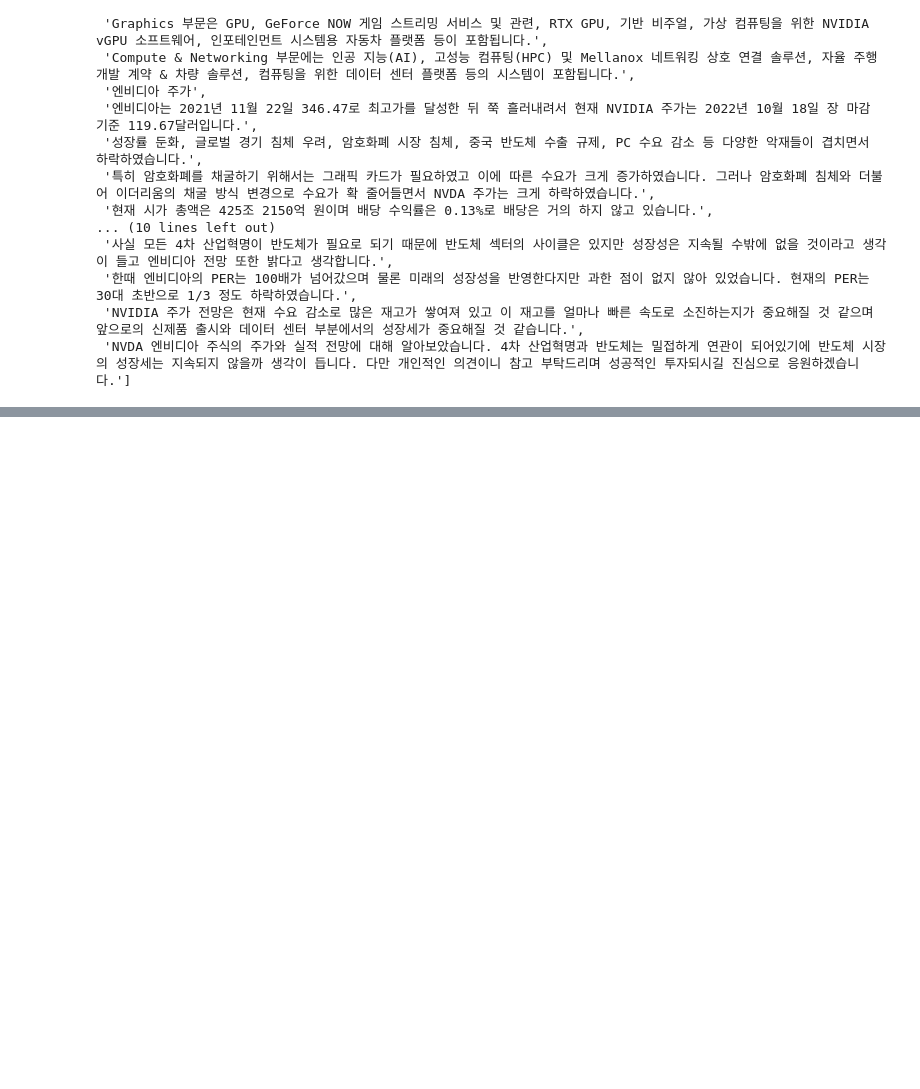
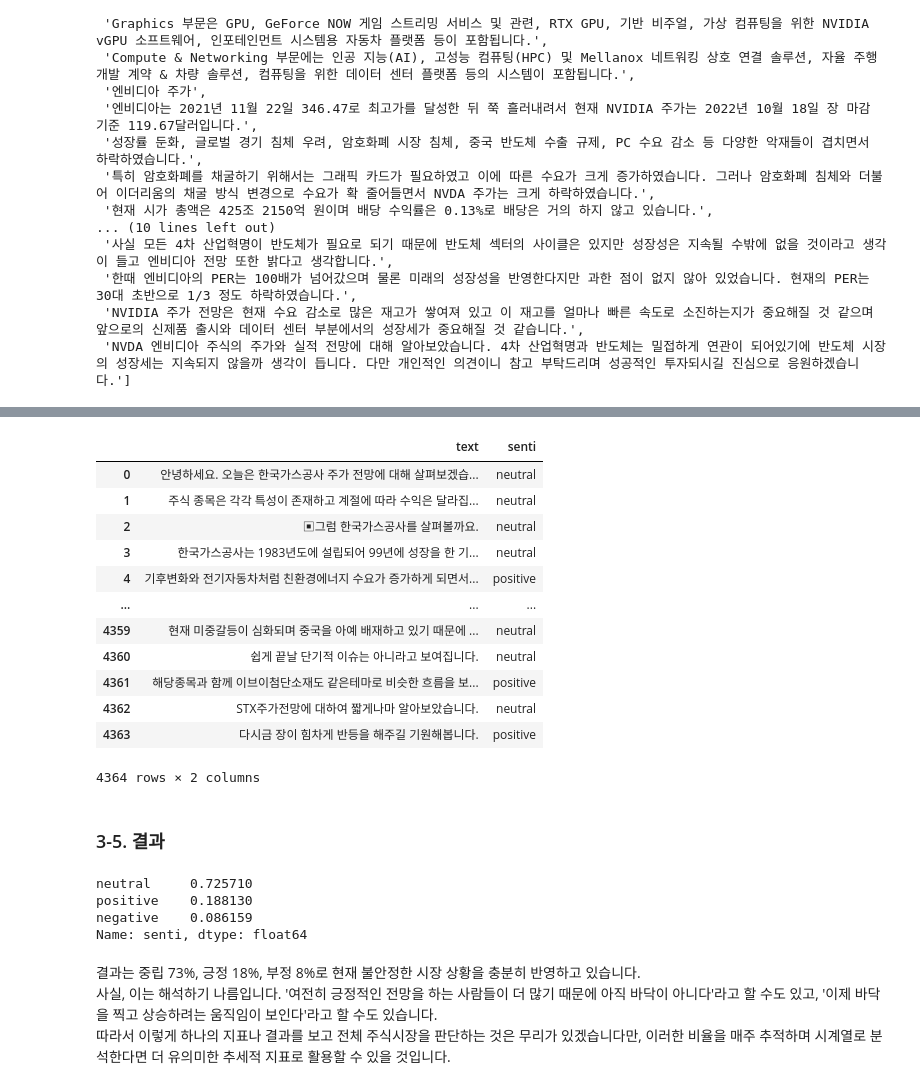
Before and after one commit to sw-song/py_finance_practice, a Jupyter notebook: tutorials/16/naver-blog-analysis.ipynb, the cells around one changed output, grey strips where cells are left out. Saved outputs shown, nothing was run; the diff lists cells and outputs as text; code cells hidden in the pictures; blank space fills up the shorter version.

```diff
--- a/tutorials/16/naver-blog-analysis.ipynb
+++ b/tutorials/16/naver-blog-analysis.ipynb
@@ -223,0 +262,8 @@ get_posts(posts_info[1])
+# %%
+from transformers import AutoTokenizer, AutoModelForSequenceClassification
+from transformers import pipeline
+
+tokenizer = AutoTokenizer.from_pretrained('snunlp/KR-FinBert-SC')
+model = AutoModelForSequenceClassification.from_pretrained('snunlp/KR-FinBert-SC')
+
+senti_classifier = pipeline(task='text-classification', model=model, tokenizer=tokenizer)
@@ -223,0 +305,10 @@ get_posts(posts_info[1])
+# %%
+x = get_posts(posts_info[0])
+y = [x['label'] for x in senti_classifier(x)]
+
+df = pd.DataFrame(data={
+    'text': x,
+    'senti': y
+})
+
+df
@@ -223,0 +336,12 @@ get_posts(posts_info[1])
+# %%
+for i in range(1, len(posts_info)): # 첫번째(index:0) 포스팅에 이어서 두번째(index:1) 포스팅부터 끝까지 수집합니다.
+    x = get_posts(posts_info[i])
+    y = [x['label'] for x in senti_classifier(x)]
+
+    df_next = pd.DataFrame(data={
+        'text': x,
+        'senti': y
+    })
+
+    df = pd.concat([df, df_next])
+    print(f'[INFO] 분류 작업 중.. (타겟 포스팅: {i}/{len(posts_info)-1} 분류된 문장 수: {len(df)})')
@@ -223,0 +366,30 @@ get_posts(posts_info[1])
+# %%
+df = df.reset_index(drop=True)
+df
+# %% [output]
+|  | text | senti |
+| 0 | 안녕하세요. 오늘은 한국가스공사 주가 전망에 대해 살펴보겠습... | neutral |
+| 1 | 주식 종목은 각각 특성이 존재하고 계절에 따라 수익은 달라집... | neutral |
+| 2 | ▣그럼 한국가스공사를 살펴볼까요. | neutral |
+| 3 | 한국가스공사는 1983년도에 설립되어 99년에 성장을 한 기... | neutral |
+| 4 | 기후변화와 전기자동차처럼 친환경에너지 수요가 증가하게 되면서... | positive |
+| ... | ... | ... |
+| 4359 | 현재 미중갈등이 심화되며 중국을 아예 배재하고 있기 때문에 ... | neutral |
+| 4360 | 쉽게 끝날 단기적 이슈는 아니라고 보여집니다. | neutral |
+| 4361 | 해당종목과 함께 이브이첨단소재도 같은테마로 비슷한 흐름을 보... | positive |
+| 4362 | STX주가전망에 대하여 짧게나마 알아보았습니다. | neutral |
+| 4363 | 다시금 장이 힘차게 반등을 해주길 기원해봅니다. | positive |
+4364 rows × 2 columns
+# %% [markdown]
+### 3-5. 결과
+# %%
+df['senti'].value_counts() / len(df)
+# %% [output]
+neutral     0.725710
+positive    0.188130
+negative    0.086159
+Name: senti, dtype: float64
+# %% [markdown]
+결과는 중립 73%, 긍정 18%, 부정 8%로 현재 불안정한 시장 상황을 충분히 반영하고 있습니다.
+사실, 이는 해석하기 나름입니다. '여전히 긍정적인 전망을 하는 사람들이 더 많기 때문에 아직 바닥이 아니다'라고 할 수도 있고, '이제 바닥을 찍고 상승하려는 움직임이 보인다'라고 할 수도 있습니다.
+따라서 이렇게 하나의 지표나 결과를 보고 전체 주식시장을 판단하는 것은 무리가 있겠습니다만, 이러한 비율을 매주 추적하며 시계열로 분석한다면 더 유의미한 추세적 지표로 활용할 수 있을 것입니다.
```
Also changed, not shown: parts of 30 cells of this notebook, 2 other files.
